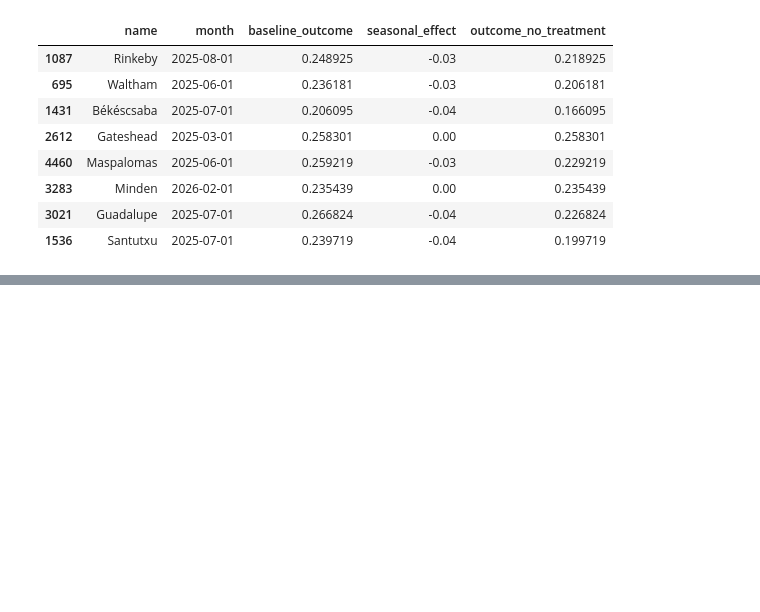
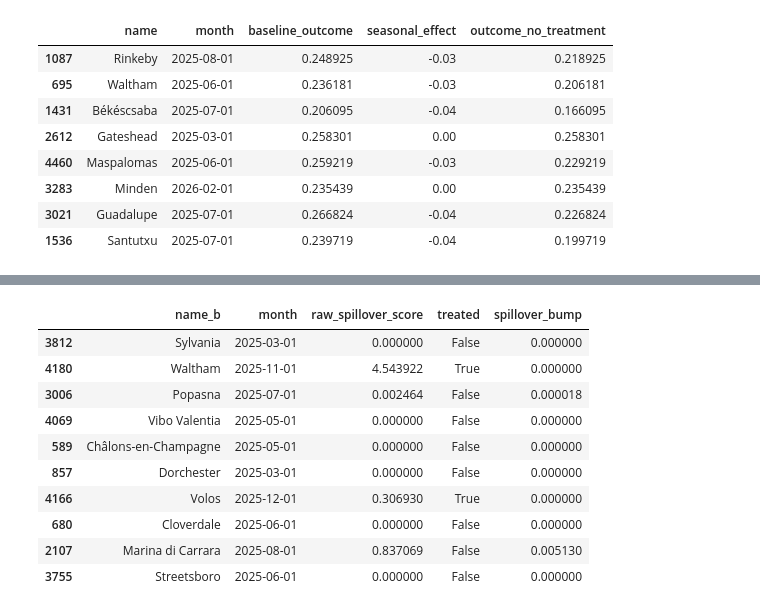
Before and after one commit to Deepa-RA/causal-inference-project, a Jupyter notebook: notebooks/00_simulate_data.ipynb, the cells around one changed output, grey strips where cells are left out. Saved outputs shown, nothing was run; the diff lists cells and outputs as text; code cells hidden in the pictures; blank space fills up the shorter version.

```diff
--- a/notebooks/00_simulate_data.ipynb
+++ b/notebooks/00_simulate_data.ipynb
@@ -194,0 +265,13 @@ panel[["name", "month", "treated", "outcome_no_treatment", "outcome"]].sample(8)
+# %%
+# Spillover calculation
+spillover_calc = city_pairs.merge(
+    panel[["name", "month", "treated"]],
+    left_on = "name_a", right_on="name",
+    how="left"
+)
+
+spillover_calc = spillover_calc.rename(columns={"treated": "treated_a"})
+spillover_calc = spillover_calc.drop(columns=["name"])
+
+spillover_calc.shape
+spillover_calc.head()
@@ -194,0 +325,24 @@ panel[["name", "month", "treated", "outcome_no_treatment", "outcome"]].sample(8)
+# %%
+# Calibrating saturating transform
+spillover_scores = spillover_scores.merge(panel[["name","month","treated"]], left_on=["name_b","month"], right_on=["name","month"], how="left")
+spillover_scores = spillover_scores.drop(columns=["name"])
+
+cap = 0.015    # 1.5 percentage points, as a decimal fraction — same scale as true_effect (0.04)
+scale = 2
+
+spillover_scores["spillover_bump"] = cap * (1-np.exp(-spillover_scores["raw_spillover_score"]/ scale))
+spillover_scores["spillover_bump"] = spillover_scores["spillover_bump"]*(1-spillover_scores["treated"])
+
+spillover_scores[["name_b", "month", "raw_spillover_score", "treated", "spillover_bump"]].sample(10)
+# %% [output]
+|  | name_b | month | raw_spillover_score | treated | spillover_bump |
+| 3812 | Sylvania | 2025-03-01 | 0.000000 | False | 0.000000 |
+| 4180 | Waltham | 2025-11-01 | 4.543922 | True | 0.000000 |
+| 3006 | Popasna | 2025-07-01 | 0.002464 | False | 0.000018 |
+| 4069 | Vibo Valentia | 2025-05-01 | 0.000000 | False | 0.000000 |
+| 589 | Châlons-en-Champagne | 2025-05-01 | 0.000000 | False | 0.000000 |
+| 857 | Dorchester | 2025-03-01 | 0.000000 | False | 0.000000 |
+| 4166 | Volos | 2025-12-01 | 0.306930 | True | 0.000000 |
+| 680 | Cloverdale | 2025-06-01 | 0.000000 | False | 0.000000 |
+| 2107 | Marina di Carrara | 2025-08-01 | 0.837069 | False | 0.005130 |
+| 3755 | Streetsboro | 2025-06-01 | 0.000000 | False | 0.000000 |
```
Also changed, not shown: parts of 12 cells of this notebook.
